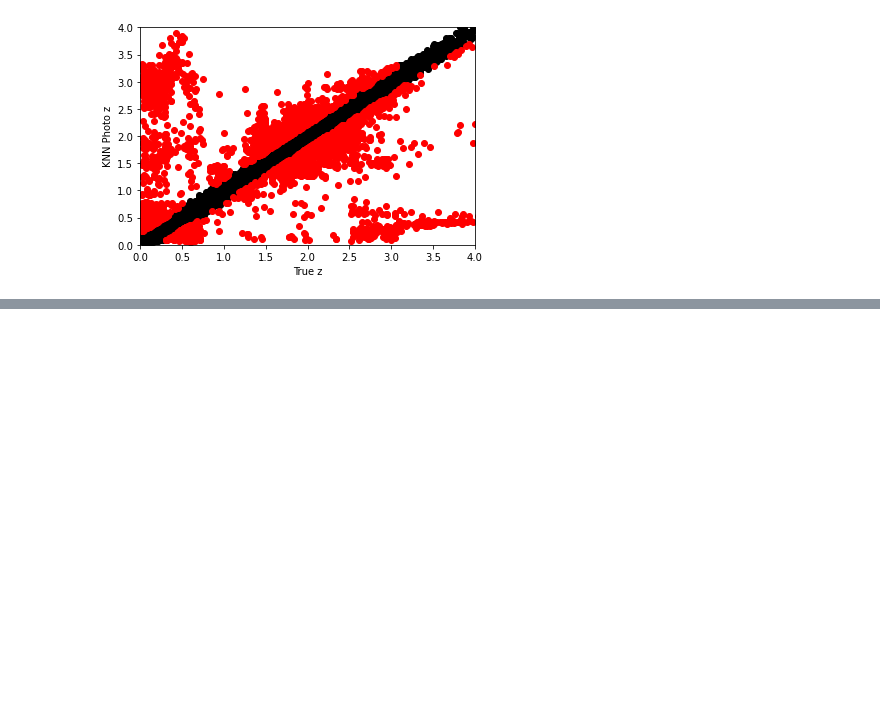
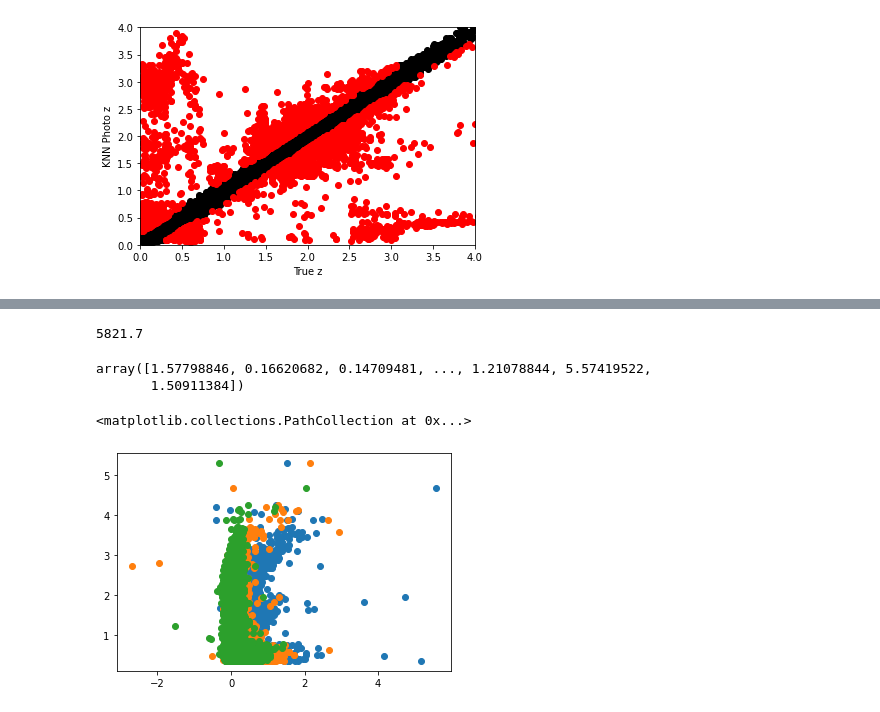
Before and after one commit to aimalz/CASTORpz, a Jupyter notebook: Photo-z_exploration.ipynb, the cells around one changed output, grey strips where cells are left out. Saved outputs shown, nothing was run; the diff lists cells and outputs as text; code cells hidden in the pictures; blank space fills up the shorter version.

```diff
--- a/Photo-z_exploration.ipynb
+++ b/Photo-z_exploration.ipynb
@@ -168,0 +143,32 @@ print(sig, b, a_b)
+# %%
+LSST_g_mag = getTrueY(test_cat=test, mag_col_names=mag_columns_LSST, y_col_name="LSST_g_MAG")
+LSST_r_mag = getTrueY(test_cat=test, mag_col_names=mag_columns_LSST, y_col_name="LSST_r_MAG")
+LSST_i_mag = getTrueY(test_cat=test, mag_col_names=mag_columns_LSST, y_col_name="LSST_i_MAG")
+LSST_z_mag = getTrueY(test_cat=test, mag_col_names=mag_columns_LSST, y_col_name="LSST_z_MAG")
+# %%
+data_array = np.array([np.abs(truez_LSST - estz_LSST), LSST_g_mag, LSST_r_mag, LSST_i_mag, LSST_z_mag])
+
+data_array_sorted = data_array.T[data_array[0,:].argsort()] # no idea why this works the way it does...
+# %%
+# now make the sorted color arrays
+
+gminusr = data_array_sorted[:,1] - data_array_sorted[:,2]
+rminusi = data_array_sorted[:,2] - data_array_sorted[:,3]
+iminusz = data_array_sorted[:,3] - data_array_sorted[:,4]
+# %%
+len(gminusr)/10
+# %% [output]
+5821.7
+# %%
+gminusr[-5821:]
+# %% [output]
+array([1.57798846, 0.16620682, 0.14709481, ..., 1.21078844, 5.57419522,
+       1.50911384])
+# %%
+plt.scatter(gminusr[-5821:], data_array_sorted[-5821:, 0])
+plt.scatter(rminusi[-5821:], data_array_sorted[-5821:, 0])
+fig = plt.figure(figsize=(6,6))
+ax = plt.subplot(111)plt.scatter(iminusz[-5821:], data_array_sorted[-5821:, 0])
+# %% [output]
+<matplotlib.collections.PathCollection at 0x...>
+[figure, added]
```
Also changed, not shown: parts of 37 cells of this notebook.
